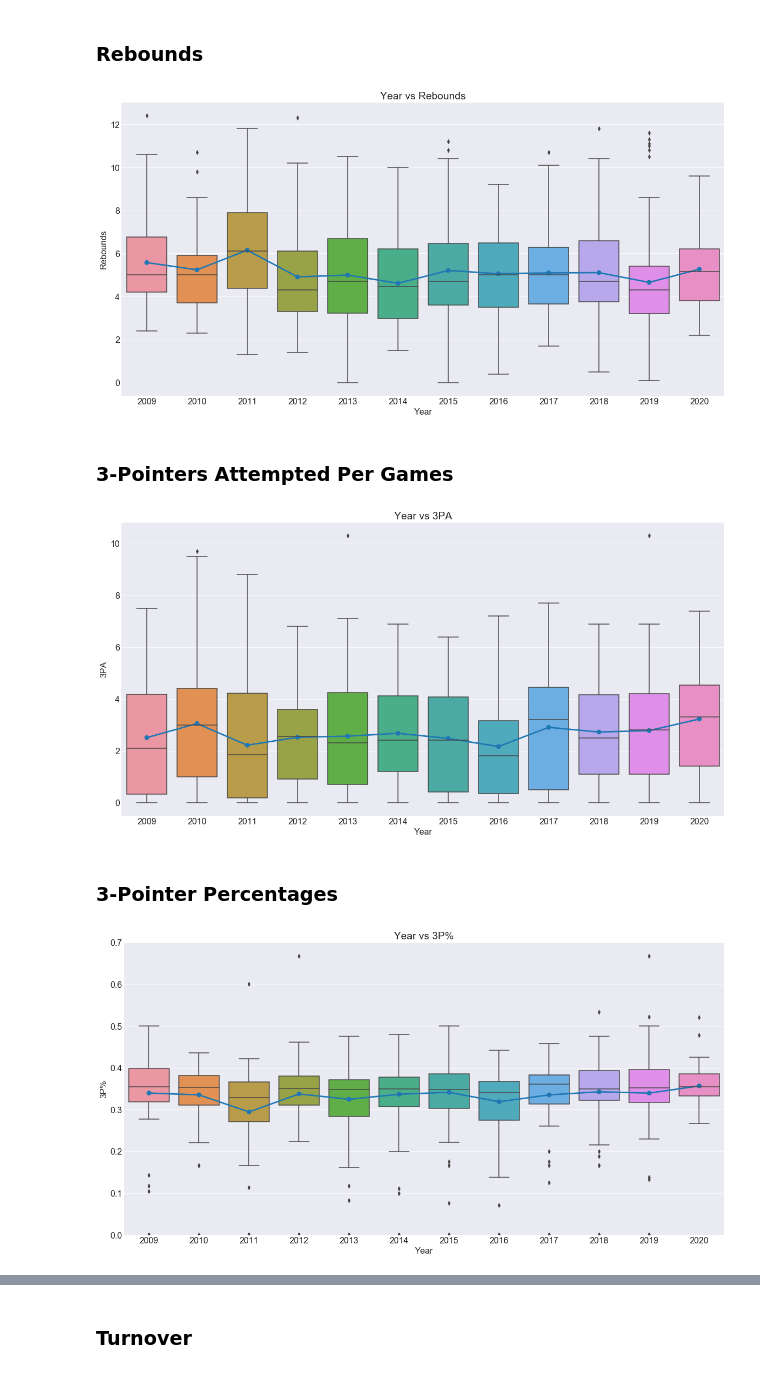
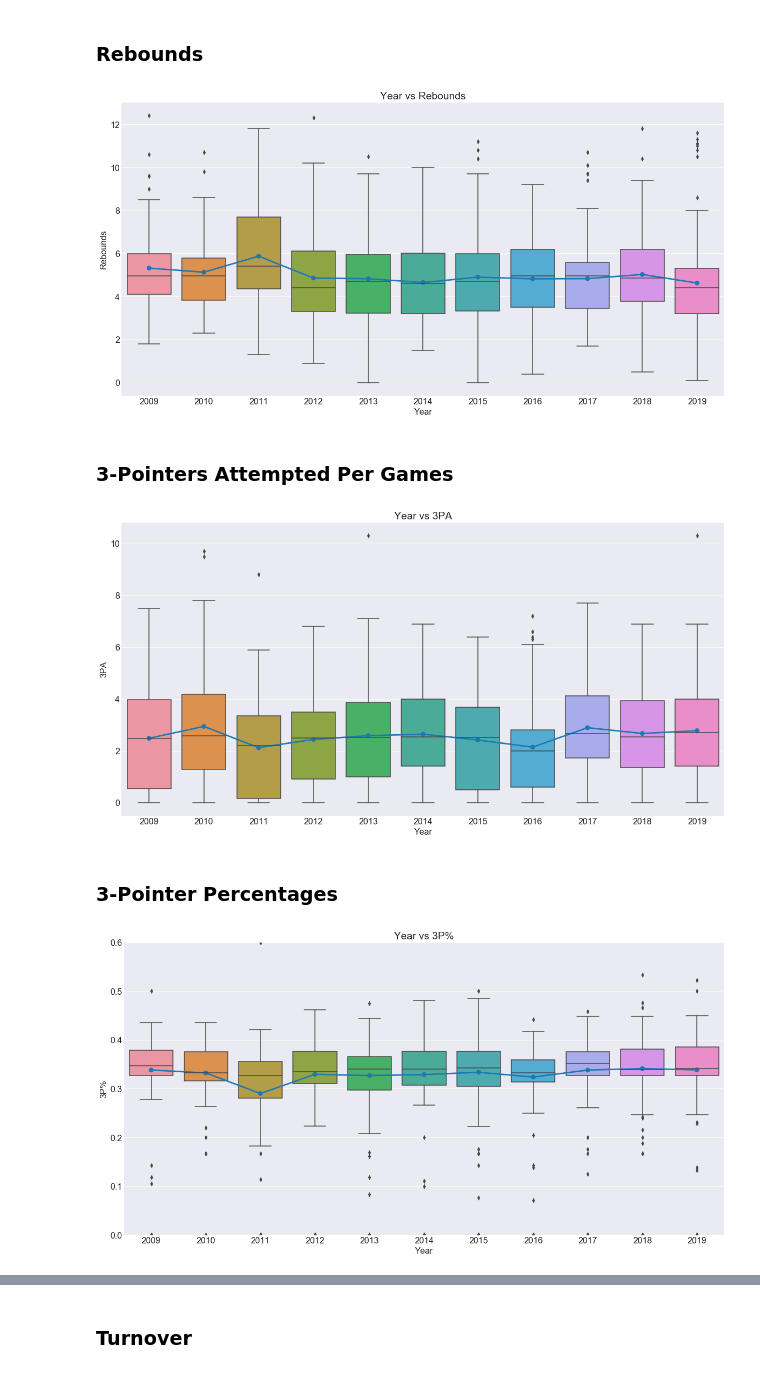
Before and after one commit to chungtseng96/NBA-Rookie-Stat-Predictions, a Jupyter notebook: notebook/eda/Exploratory Data Analysis .ipynb, the cells around one changed output, grey strips where cells are left out. Saved outputs shown, nothing was run; the diff lists cells and outputs as text; code cells hidden in the pictures.

```diff
--- a/notebook/eda/Exploratory Data Analysis .ipynb
+++ b/notebook/eda/Exploratory Data Analysis .ipynb
@@ -10,7 +10,8 @@ import seaborn as sns
 # %% [markdown]
 ## College Trends
 # %%
-file = '//Users//chung-tsengwang//Desktop//Github Repo//Predicting-NBA-Rookie-Stats//data//EDA datasets//full_college_stats.csv'
-college = pd.read_csv(file)
-college.head()
+#file = '//Users//chung-tsengwang//Desktop//Github Repo//Predicting-NBA-Rookie-Stats//data//EDA datasets//full_college_stats.csv'
+file = 'C:\\Users\\Chung-Tseng Wang\\Desktop\\NBA-Rookie-Stat-Predictions\\data\\processed\\final.csv'
+data = pd.read_csv(file)
+data.head()
 # %% [output]
@@ -30,0 +36,10 @@ Index(['Player', 'School', 'G', 'GS', 'MP', 'FG', 'FGA', 'FGP', '2P', '2PA',
+# %%
+plt.rcParams.update({'font.size': 16})
+sns.set_style('darkgrid')
+fig, ax = plt.subplots(figsize=(20,10))
+plt.title('Year vs PER')
+sns.boxplot(data['year'], data['PER'], ax=ax)
+sns.pointplot(x='year', y='PER', data=data.groupby('year', as_index=False).mean(), ax=ax)
+plt.xlabel('Year')
+plt.ylabel('Player Efficiency Rating')
+plt.show()
@@ -30,0 +50,11 @@ Index(['Player', 'School', 'G', 'GS', 'MP', 'FG', 'FGA', 'FGP', '2P', '2PA',
+# %%
+plt.rcParams.update({'font.size': 16})
+sns.set_style('darkgrid')
+fig, ax = plt.subplots(figsize=(20,10))
+plt.title('Year vs Effective Field Goal Percentage')
+sns.boxplot(data['year'], data['eFGP'], ax=ax)
+sns.pointplot(x='year', y='eFGP', data=data.groupby('year', as_index=False).mean(), ax=ax)
+plt.ylim(30,70)
+plt.xlabel('Year')
+plt.ylabel('eFGP')
+plt.show()
@@ -30,0 +65,10 @@ Index(['Player', 'School', 'G', 'GS', 'MP', 'FG', 'FGA', 'FGP', '2P', '2PA',
+# %%
+plt.rcParams.update({'font.size': 16})
+sns.set_style('darkgrid')
+fig, ax = plt.subplots(figsize=(20,10))
+plt.title('Year vs Player Win Share')
+sns.boxplot(data['year'], data['WS'], ax=ax)
+sns.pointplot(x='year', y='WS', data=data.groupby('year', as_index=False).mean(), ax=ax)
+plt.xlabel('Year')
+plt.ylabel('WS')
+plt.show()
@@ -59,35 +105,35 @@ plt.show()
 # %%
 fig, ax = plt.subplots(figsize=(20,10))
 plt.title('Year vs Rebounds')
-sns.boxplot(college['year'], college['TRB'], ax=ax)
-sns.pointplot(x='year', y='TRB', data=college.groupby('year', as_index=False).mean(), ax=ax)
+sns.boxplot(data['year'], data['TRB'], ax=ax)
+sns.pointplot(x='year', y='TRB', data=data.groupby('year', as_index=False).mean(), ax=ax)
 plt.xlabel('Year')
 plt.ylabel('Rebounds')
 plt.show()
 # %% [output]
-[figure, old version]
+[figure, new version]
 # %% [markdown]
 ### 3-Pointers Attempted Per Games
 # %%
 fig, ax = plt.subplots(figsize=(20,10))
 plt.title('Year vs 3PA')
-sns.boxplot(college['year'], college['3PA'], ax=ax)
-sns.pointplot(x='year', y='3PA', data=college.groupby('year', as_index=False).mean(), ax=ax)
+sns.boxplot(data['year'], data['3PA'], ax=ax)
+sns.pointplot(x='year', y='3PA', data=data.groupby('year', as_index=False).mean(), ax=ax)
 plt.xlabel('Year')
 plt.ylabel('3PA')
 plt.show()
 # %% [output]
-[figure, old version]
+[figure, new version]
 # %% [markdown]
 ### 3-Pointer Percentages
 # %%
 fig, ax = plt.subplots(figsize=(20,10))
 plt.title('Year vs 3P%')
-sns.boxplot(college['year'], college['3P%'], ax=ax)
-sns.pointplot(x='year', y='3P%', data=college.groupby('year', as_index=False).mean(), ax=ax)
-plt.ylim(0.0,0.7)
+sns.boxplot(data['year'], data['3P%'], ax=ax)
+sns.pointplot(x='year', y='3P%', data=data.groupby('year', as_index=False).mean(), ax=ax)
+plt.ylim(0.0,0.6)
 plt.xlabel('Year')
 plt.ylabel('3P%')
 plt.show()
 # %% [output]
-[figure, old version]
+[figure, new version]
```
Also changed, not shown: parts of 23 cells of this notebook, 1 other file.
